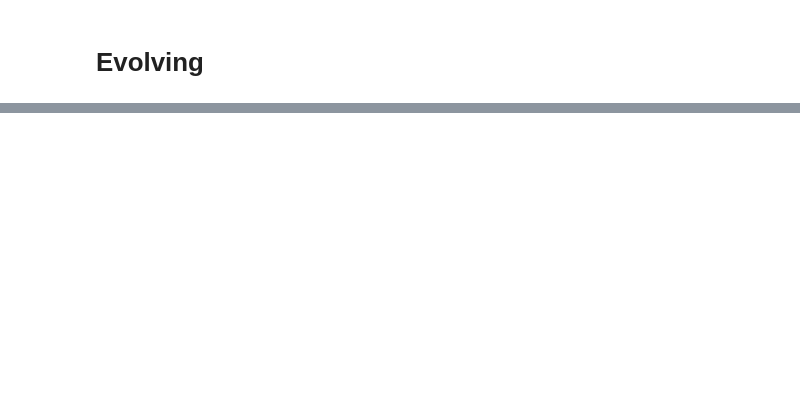
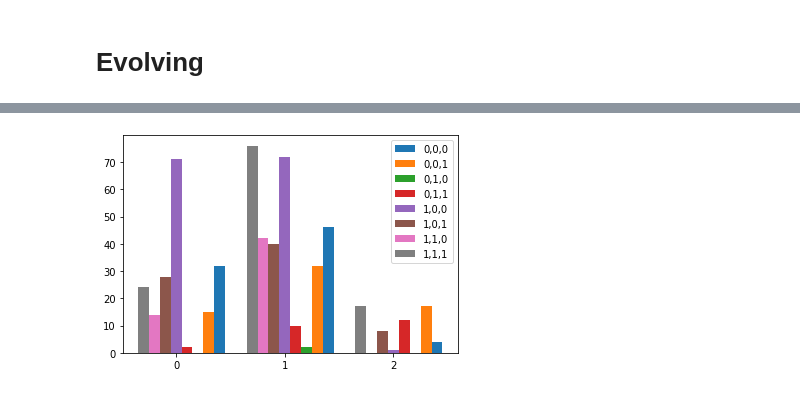
Before and after one commit to mcgreentn/md2_mechanic_analysis, a Jupyter notebook: GA Clustering.ipynb, the cells around one changed output, grey strips where cells are left out. Cells and saved outputs as stored; diff of their text form; code cells hidden in the pictures; blank space fills up the shorter version.

```diff
--- a/GA Clustering.ipynb
+++ b/GA Clustering.ipynb
@@ -139,6 +140,11 @@ def ecluid_distance(vector1, vector2):
 def man_distance(vector1, vector2):
     return abs(vector1 - vector).sum()
 
+def cos_distance(vector1, vector2):
+    return 5 * np.linalg.norm(vector1) * \
+           np.linalg.norm(vector2) * \
+           spatial.distance.cosine(vector1, vector2) / 2
+
 def calc_mech_importance(fil_data, all_data, mech):
     fil_array = fil_data[mech].to_numpy()
     all_array = all_data[mech].to_numpy()
@@ -333,0 +595,2 @@ evolver = GA(n_user_data, import_mechs, 3)
+# %%
+evolver = NSGA(n_user_data, import_mechs, 3, local=True)
@@ -334,5 +599,5 @@ evolver = GA(n_user_data, import_mechs, 3)
 # %%
-for i in range(500):
+for i in range(1000):
     evolver.update()
     print(f"{i},{evolver.best()._indeces_fitness},{evolver.best()._sizes_fitness},{evolver.best().fitness()}")
 # %% [output]
@@ -359,0 +621,19 @@ array([686, 688, 663])
+# %%
+pops = evolver._population.copy()
+pops.sort(key=lambda x: x.fitness(0))
+for i,c in enumerate(pops):
+    gma,_,sizes = c.phenotype()
+    print(f"{i},{sizes}, {c.fitness(1)}")
+gma,traces,sizes = pops[40].phenotype()
+stats = []
+for trace in traces:
+    temp = {}
+    for r in [0, 1]:
+        for mk in [0, 1]:
+            for tc in [0, 1]:
+                temp[f"{r},{mk},{tc}"] = 0
+                for _,row in trace.iterrows():
+                    if row["R"] == r and row["MK"] == mk and row["TC"] == tc:
+                        temp[f"{r},{mk},{tc}"] += 1
+    stats.append(temp)
+stats
@@ -359,0 +675,18 @@ array([686, 688, 663])
+# %%
+plt.figure()
+index = -4
+for r in [0, 1]:
+    for mk in [0, 1]:
+        for tc in [0, 1]:
+            key = f"{r},{mk},{tc}"
+            values = []
+            for stat in stats:
+                values.append(stat[key])
+            x_axis = np.array(range(len(stats)))
+            plt.bar(x_axis - index * 0.1, values ,width=0.1, label=key)
+            index += 1
+plt.legend()
+plt.xticks(range(len(stats)))
+plt.show()
+# %% [output]
+[figure, added]
```
Also changed, not shown: parts of 19 cells of this notebook.
